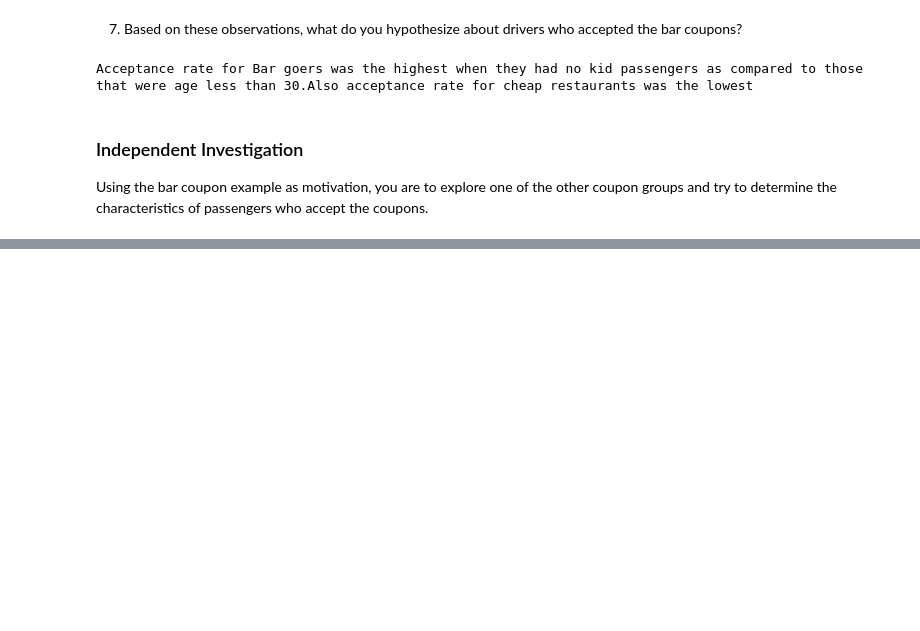
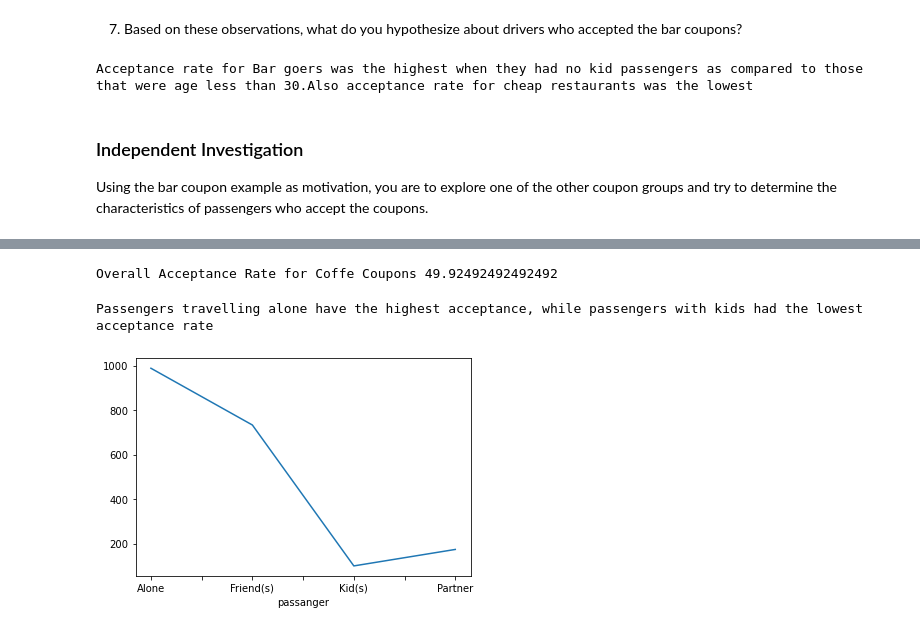
Before and after one commit to meetsathya23/coupon_analysis, a Jupyter notebook: prompt.ipynb, the cells around one changed output, grey strips where cells are left out. Saved outputs shown, nothing was run; the diff lists cells and outputs as text; code cells hidden in the pictures; blank space fills up the shorter version.

Commit message:
Add coffee coupon analysis

```diff
--- a/prompt.ipynb
+++ b/prompt.ipynb
@@ -281,3 +281,8 @@ Acceptance rate for Bar goers was the highest when they had no kid passengers as
 ### Independent Investigation
 
 Using the bar coupon example as motivation, you are to explore one of the other coupon groups and try to determine the characteristics of passengers who accept the coupons.
+# %%
+#Coupon analytics for Cofee House Coupons
+#Step 1 - Let's create a dataframe with just Coffee House Coupons
+df_coffee_coupons = data.query('coupon=="Coffee House"')
+df_coffee_coupons.describe()
@@ -283,0 +299,8 @@ Using the bar coupon example as motivation, you are to explore one of the other
+# %%
+#Overall acceptance rate
+accepted_coupons = df_coffee_coupons.query('Y==1')
+accepted_coupons["coupon"].count()
+overall_acceptance_rate = accepted_coupons["coupon"].count()/df_coffee_coupons["coupon"].count()*100
+print ("Overall Acceptance Rate for Coffe Coupons", overall_acceptance_rate)
+# %% [output]
+Overall Acceptance Rate for Coffe Coupons 49.92492492492492
@@ -283,0 +309,7 @@ Using the bar coupon example as motivation, you are to explore one of the other
+# %%
+#Do a plot of acceptance rate by passanger type
+accepted_coupons.groupby(["passanger"])["passanger"].count().plot()
+print ("Passengers travelling alone have the highest acceptance, while passengers with kids had the lowest acceptance rate")
+# %% [output]
+Passengers travelling alone have the highest acceptance, while passengers with kids had the lowest acceptance rate
+[figure, added]
```
Also changed, not shown: parts of 3 cells of this notebook.
